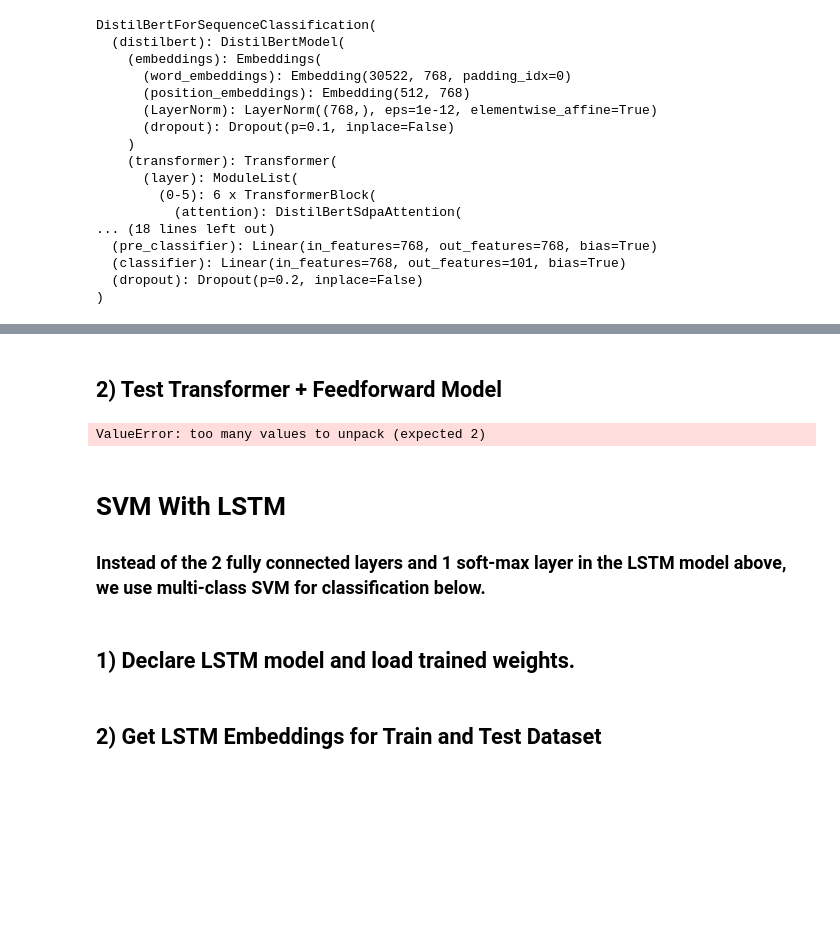
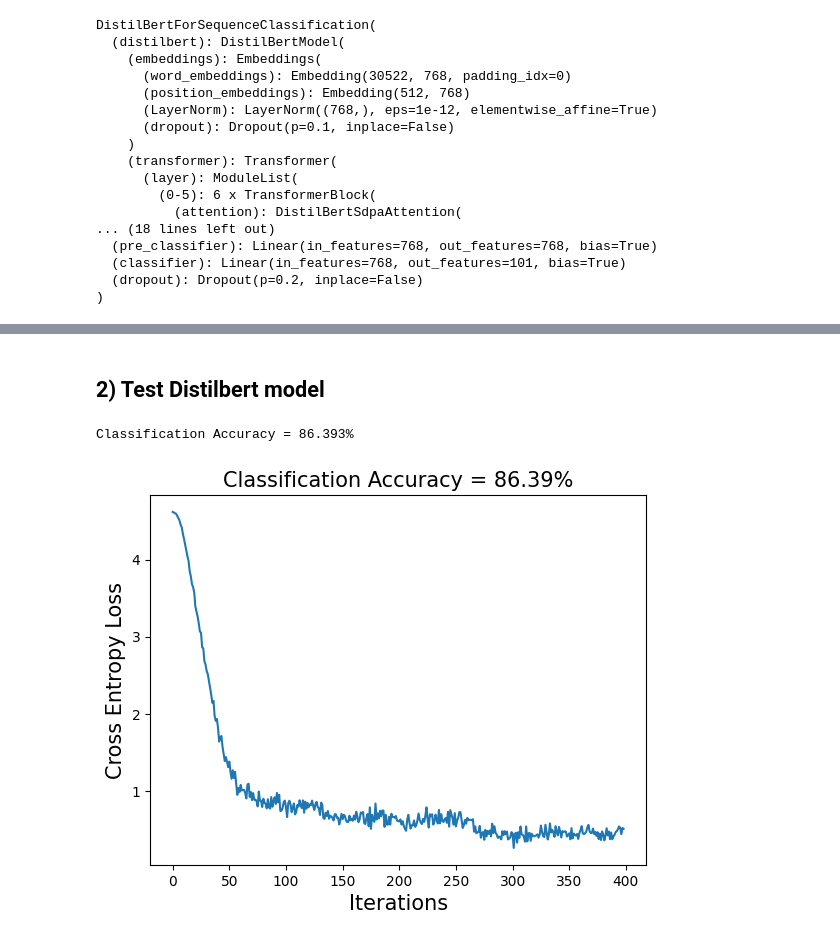
Before and after one commit to aabbas02/Food-101-Classifcation-using-Distilbert-and-LSTM, a Jupyter notebook: distilBertClassifier.ipynb, the cells around one changed output, grey strips where cells are left out. Saved outputs shown, nothing was run; the diff lists cells and outputs as text; code cells hidden in the pictures; blank space fills up the shorter version.

```diff
--- a/distilBertClassifier.ipynb
+++ b/distilBertClassifier.ipynb
@@ -70,7 +67,7 @@ trainLoader = DataLoader(trainData,batch_size=batchSize,shuffle=True)
 print(f'Number of train data points  = {trainData.__len__()}')
 #trainData.getHead()
 testData = customTextDataset(path = 'test_titles.csv', colnames=['image_path', 'text', 'food'], tokenizer = tokenizer,maxLen=maxLen)
-testLoader = DataLoader(testData,batch_size=testData.__len__(),shuffle=True)
+testLoader = DataLoader(testData, batch_size=1, shuffle=True)
 print(f"Number of test data points = {testData.__len__()}")
 # %% [output]
 Number of train data points  = 67972
@@ -112,10 +117,7 @@ Number of classes = 101
 # %%
 import numpy
-from transformers import GPT2Config
 import torch.optim as optim
 
-hidden_size = 128
-dModel = 128
 numClasses = 101
 model = DistilBertForSequenceClassification.from_pretrained('distilbert-base-uncased',num_labels = numClasses)
 device = torch.device('cuda' if torch.cuda.is_available() else 'cpu')
@@ -123,7 +125,6 @@ model = model.to(device)
 criterion = nn.CrossEntropyLoss()
 optimizer = optim.Adam(model.parameters(), lr = 0.0001)
 lossVals = []
-model = model.to(device)
 print(model)
 # %% [output]
 Some weights of DistilBertForSequenceClassification were not initialized from the model checkpoint at distilbert-base-uncased and are newly initialized: ['classifier.bias', 'classifier.weight', 'pre_c ...
@@ -154,6 +155,9 @@ for epoch in range(numEpochs):  # loop over the dataset multiple times
         ids,masks,labels_ = data # masks is of dimension (batchsize,  maxLen, maxLen)
         labels = torch.tensor([lblMap[x] for x in labels_])
         optimizer.zero_grad()
+        ids = ids.to(device)
+        masks = masks.to(device)
+        labels = labels.to(device)
         outputs = model(input_ids = ids, attention_mask = masks,labels = labels)
         loss = outputs[0]
         loss.backward()
@@ -169,40 +173,36 @@ Epoch = 2. Loss = 0.40341824293136597
 Finished Training
 # %% [markdown]
-## 2) Test Transformer + Feedforward Model
+## 2) Test Distilbert model
 # %%
 model.eval() # again no gradients needed - so set mode.eval()
 correct_pred = 0
 numTst = 0
-with torch.no_grad():
-    for data in testLoader:
-        ids,masks,labels_ = data
-        masks = masks.repeat(8,1,1)
-        numTst = numTst + ids.shape[0]
-        labels = []
-        labels.append([lblMap[x] for x in labels_])
-        labels = torch.tensor(labels[0])
-        outputs = model(ids,masks)
-        _, predictions = torch.max(outputs[1], 1)
-        # collect the correct predictions for each class
-        for label, prediction in zip(labels, predictions):
-            if label == prediction:
-                correct_pred += 1
+for data in testLoader:
+    ids,masks,labels_ = data
+    numTst = numTst + ids.shape[0]
+    labels = torch.tensor([lblMap[x] for x in labels_])
+    ids = ids.to(device)
+    masks = masks.to(device)
+    labels = labels.to(device)
+    outputs = model(ids, attention_mask = masks, labels = labels)
+    _, predictions = torch.max(outputs[1], 1)
+    # collect the correct predictions for each class
+    for label, prediction in zip(labels, predictions):
+        if label == prediction:
+            correct_pred += 1
 
 accuracy = 100 * float(correct_pred)/ numTst
 print(f"Classification Accuracy = {accuracy:.3f}%")
 # %% [output]
-ValueError: too many values to unpack (expected 2)
+Classification Accuracy = 86.393%
 # %%
 import numpy as np
 fig, ax = plt.subplots(nrows = 1, ncols=1)
 ax.plot(range(len(lossVals)),lossVals)
 ax.set_xlabel('Iterations',fontsize = 15)
 ax.set_ylabel('Cross Entropy Loss', fontsize = 15)
 ax.set_title('Classification Accuracy = {:.2f}%'.format(accuracy),fontsize = 15)
-path = 'dim_{}_accry_{:.2f}len_{}_hidden_{}'.format(dModel,accuracy, maxLen,hidden_size)
-plt.savefig(path+'.pdf')
+#path = 'dim_{}_accry_{:.2f}len_{}_hidden_{}'.format(dModel,accuracy, maxLen,hidden_size)
+#plt.savefig(path+'.pdf')
+# %% [output]
+[figure, added]
-# %% [markdown]
-# SVM With LSTM
-### Instead of the 2 fully connected layers and 1 soft-max layer in the LSTM model above, we use multi-class SVM for classification below.
-# %% [markdown]
-## 1) Declare LSTM model and load trained weights.
@@ -228,2 +208,0 @@ modelSVM.FC0.load_state_dict(model.FC0.state_dict())
-# %% [markdown]
-## 2) Get LSTM Embeddings for Train and Test Dataset
```
Also changed, not shown: parts of 18 cells of this notebook, 4 other files.
